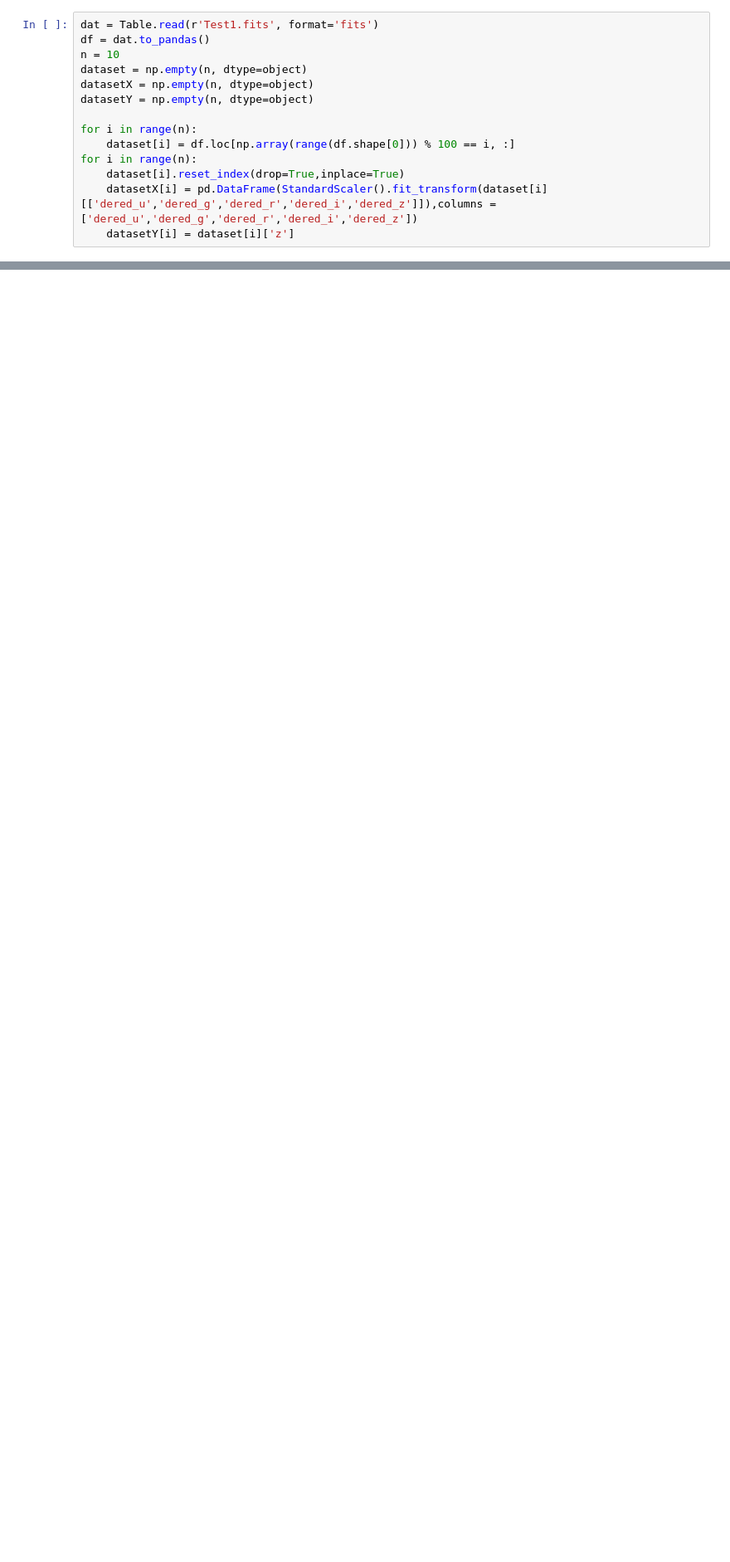
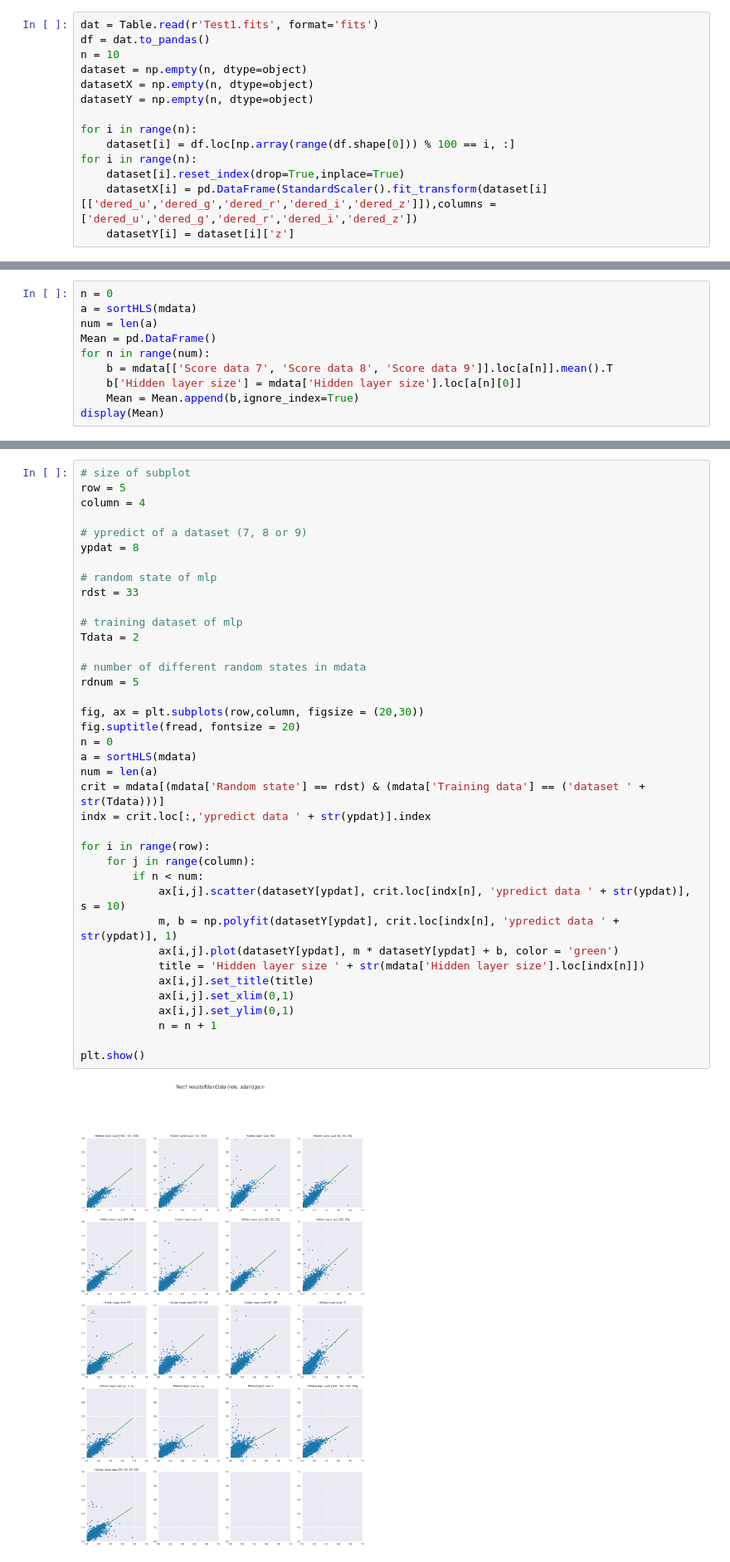
Before and after one commit to NiwEoj/Dr-Soo-ML, a Jupyter notebook: First ML/First ML.ipynb, the cells around one changed output, grey strips where cells are left out. Shown at 83% size. Cells and saved outputs as stored; diff of their text form; blank space fills up the shorter version.

```diff
--- a/First ML/First ML.ipynb
+++ b/First ML/First ML.ipynb
@@ -154,0 +159,10 @@ UsageError: Line magic function `%%ding` not found.
+# %%
+n = 0
+a = sortHLS(mdata)
+num = len(a)
+Mean = pd.DataFrame()
+for n in range(num):
+    b = mdata[['Score data 7', 'Score data 8', 'Score data 9']].loc[a[n]].mean().T
+    b['Hidden layer size'] = mdata['Hidden layer size'].loc[a[n][0]]
+    Mean = Mean.append(b,ignore_index=True)
+display(Mean)
@@ -154,0 +190,40 @@ UsageError: Line magic function `%%ding` not found.
+# %%
+# size of subplot
+row = 5
+column = 4
+
+# ypredict of a dataset (7, 8 or 9)
+ypdat = 8
+
+# random state of mlp
+rdst = 33
+
+# training dataset of mlp
+Tdata = 2
+
+# number of different random states in mdata
+rdnum = 5
+
+fig, ax = plt.subplots(row,column, figsize = (20,30))
+fig.suptitle(fread, fontsize = 20)
+n = 0
+a = sortHLS(mdata)
+num = len(a)
+crit = mdata[(mdata['Random state'] == rdst) & (mdata['Training data'] == ('dataset ' + str(Tdata)))]
+indx = crit.loc[:,'ypredict data ' + str(ypdat)].index
+
+for i in range(row):
+    for j in range(column):
+        if n < num:
+            ax[i,j].scatter(datasetY[ypdat], crit.loc[indx[n], 'ypredict data ' + str(ypdat)], s = 10)
+            m, b = np.polyfit(datasetY[ypdat], crit.loc[indx[n], 'ypredict data ' + str(ypdat)], 1)
+            ax[i,j].plot(datasetY[ypdat], m * datasetY[ypdat] + b, color = 'green')
+            title = 'Hidden layer size ' + str(mdata['Hidden layer size'].loc[indx[n]])
+            ax[i,j].set_title(title)
+            ax[i,j].set_xlim(0,1)
+            ax[i,j].set_ylim(0,1)
+            n = n + 1
+
+plt.show()
+# %% [output]
+[figure, added]
```
Also changed, not shown: parts of 17 cells of this notebook, 1 other file.
